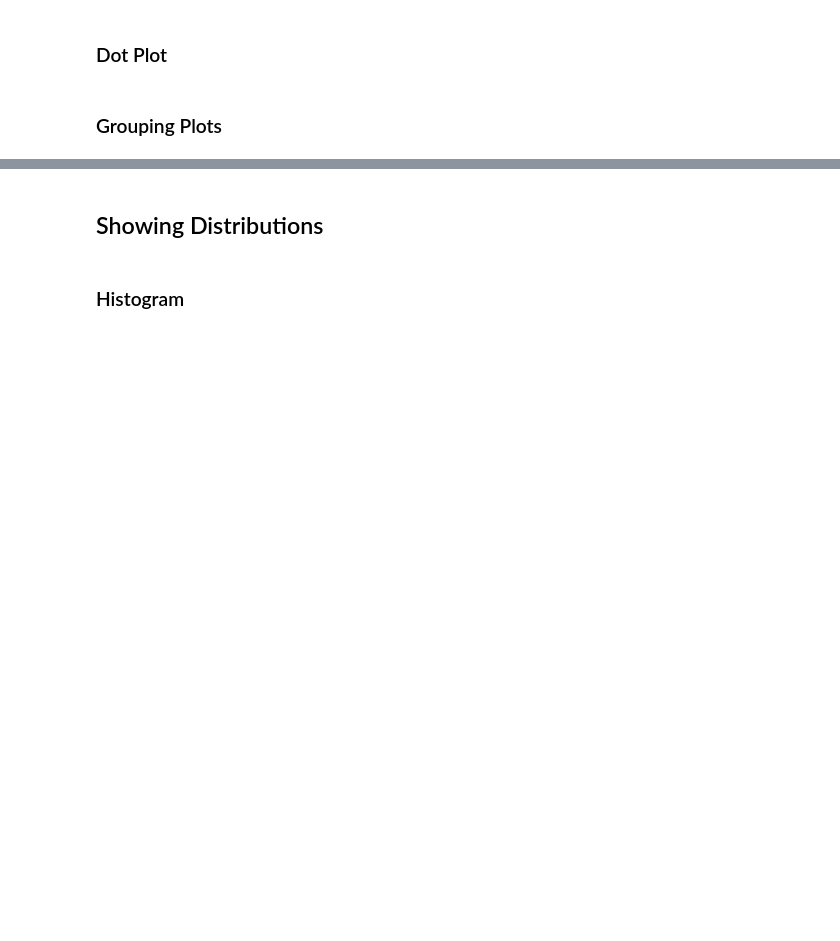
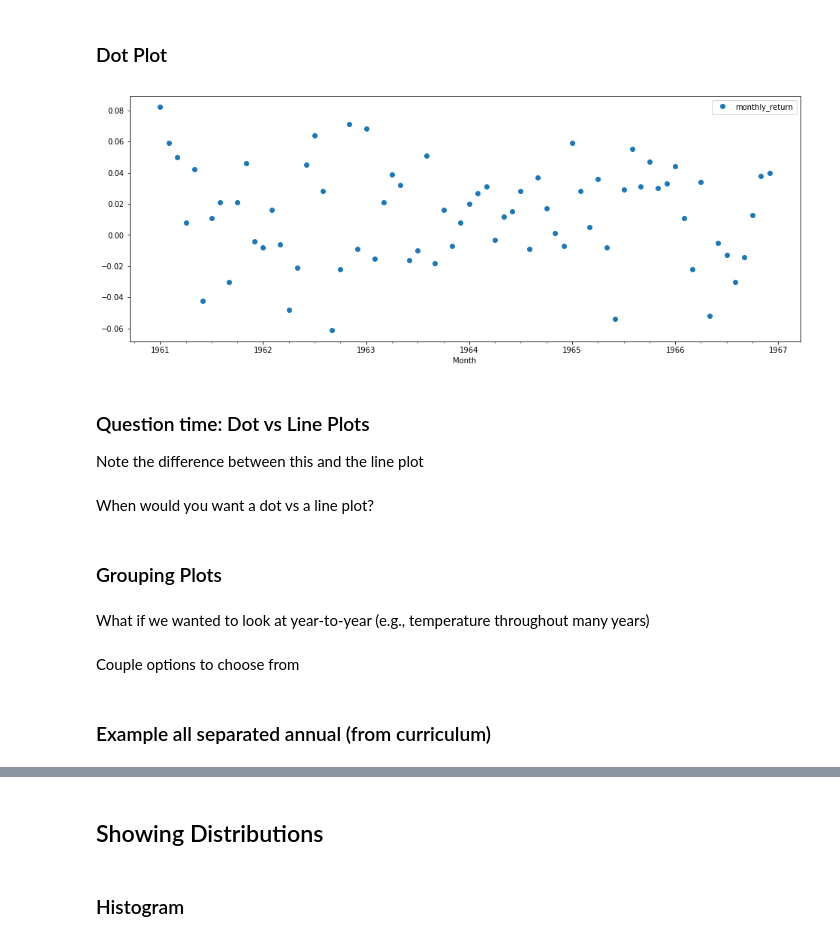
Before and after one commit to MrGeislinger/flatiron-school-data-science-curriculum-resources, a Jupyter notebook: Mod3/TimeSeries/time_series_intro.ipynb, the cells around one changed output, grey strips where cells are left out. Saved outputs shown, nothing was run; the diff lists cells and outputs as text; code cells hidden in the pictures; blank space fills up the shorter version.

```diff
--- a/Mod3/TimeSeries/time_series_intro.ipynb
+++ b/Mod3/TimeSeries/time_series_intro.ipynb
@@ -84,4 +228,22 @@ hourly.head(30)
 # %% [markdown]
 ### Dot Plot
+# %%
+nyse.plot(figsize = (16,6), style = "o")
+import matplotlib.pyplot as plt
+plt.show()
+# %% [output]
+[figure, added]
+# %% [markdown]
+### Question time: Dot vs Line Plots
+
+Note the difference between this and the line plot
+# %% [markdown]
+When would you want a dot vs a line plot?
 # %% [markdown]
 ### Grouping Plots
+# %% [markdown]
+What if we wanted to look at year-to-year (e.g., temperature throughout many years)
+# %% [markdown]
+Couple options to choose from
+# %% [markdown]
+### Example all separated annual (from curriculum)
```
Also changed, not shown: parts of 15 cells of this notebook.
